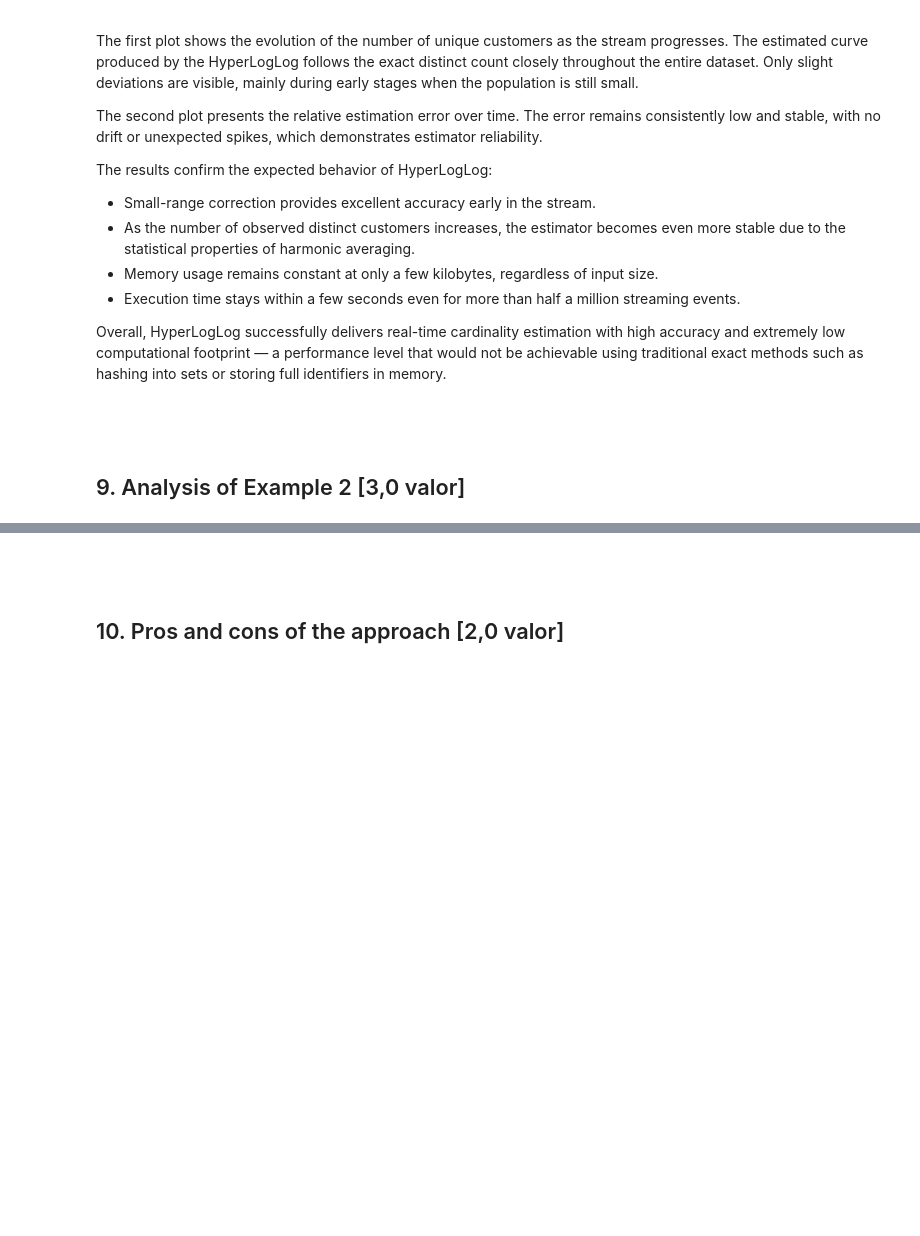
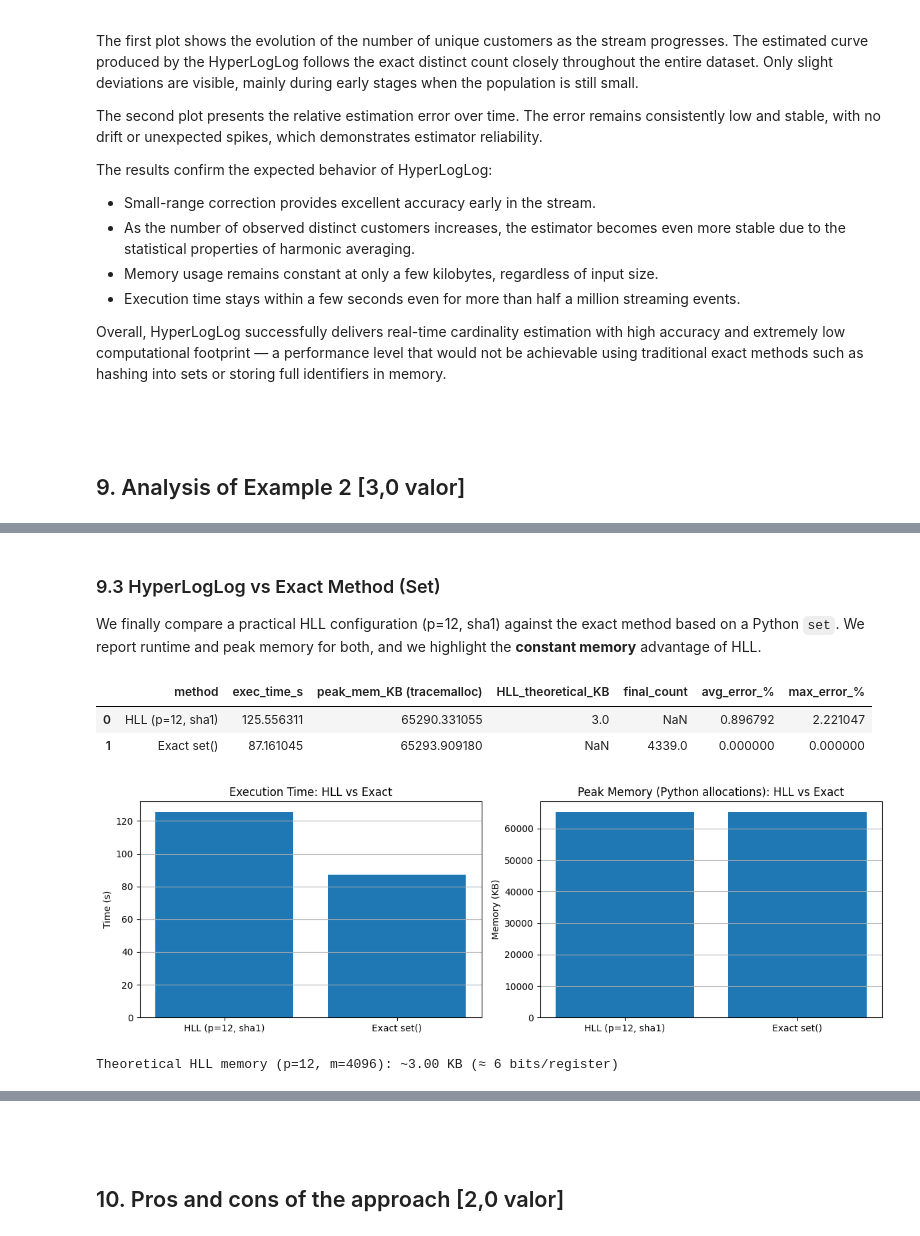
Before and after one commit to jvbdf/tmbd_work1, a Jupyter notebook: WorkTemplate.ipynb, the cells around one changed output, grey strips where cells are left out. Cells and saved outputs as stored; diff of their text form; code cells hidden in the pictures; blank space fills up the shorter version.

```diff
--- a/WorkTemplate.ipynb
+++ b/WorkTemplate.ipynb
@@ -706,0 +825,61 @@ plt.show()
+# %% [markdown]
+### 9.3 HyperLogLog vs Exact Method (Set)
+
+We finally compare a practical HLL configuration (p=12, sha1) against the exact
+method based on a Python `set`. We report runtime and peak memory for both, and
+we highlight the **constant memory** advantage of HLL.
+# %%
+# 9.3 — HLL(p=12) vs exact set()
+
+# HLL run (reuse res from 9.2 for fairness, or run again)
+res_hll = res_sha1  # already computed with p=12, sha1
+# Exact baseline
+res_exact = run_stream_exact_only()
+
+# Summary table
+df_vs = pd.DataFrame([
+    {
+        "method": "HLL (p=12, sha1)",
+        "exec_time_s": res_hll["exec_time_s"],
+        "peak_mem_KB (tracemalloc)": res_hll["peak_mem_tracemalloc_bytes"]/1024.0,
+        "HLL_theoretical_KB": res_hll["hll_theoretical_bytes"]/1024.0,
+        "final_count": None,  # not applicable here
+        "avg_error_%": res_hll["avg_error_%"],
+        "max_error_%": res_hll["max_error_%"],
+    },
+    {
+        "method": "Exact set()",
+        "exec_time_s": res_exact["exec_time_s"],
+        "peak_mem_KB (tracemalloc)": res_exact["peak_mem_tracemalloc_bytes"]/1024.0,
+        "HLL_theoretical_KB": None,
+        "final_count": res_exact["final_exact_count"],
+        "avg_error_%": 0.0,
+        "max_error_%": 0.0,
+    }
+])
+
+display(df_vs)
+
+# Bar charts for time and memory
+plt.figure(figsize=(12,4))
+plt.subplot(1,2,1)
+plt.bar(df_vs["method"], df_vs["exec_time_s"])
+plt.title("Execution Time: HLL vs Exact")
+plt.ylabel("Time (s)"); plt.grid(True, axis="y")
+
+plt.subplot(1,2,2)
+mem_vals = df_vs["peak_mem_KB (tracemalloc)"]
+plt.bar(df_vs["method"], mem_vals)
+plt.title("Peak Memory (Python allocations): HLL vs Exact")
+plt.ylabel("Memory (KB)"); plt.grid(True, axis="y")
+
+plt.tight_layout(); plt.show()
+
+# For clarity, also print the theoretical HLL memory
+print(f"Theoretical HLL memory (p=12, m=4096): ~{res_hll['hll_theoretical_bytes']/1024:.2f} KB (≈ 6 bits/register)")
+# %% [output]
+|  | method | exec_time_s | peak_mem_KB (tracemalloc) | HLL_theoretical_KB | final_count | avg_error_% | max_error_% |
+| 0 | HLL (p=12, sha1) | 125.556311 | 65290.331055 | 3.0 | NaN | 0.896792 | 2.221047 |
+| 1 | Exact set() | 87.161045 | 65293.909180 | NaN | 4339.0 | 0.000000 | 0.000000 |
+[figure, added]
+Theoretical HLL memory (p=12, m=4096): ~3.00 KB (≈ 6 bits/register)
```
Also changed, not shown: parts of 15 cells of this notebook.
